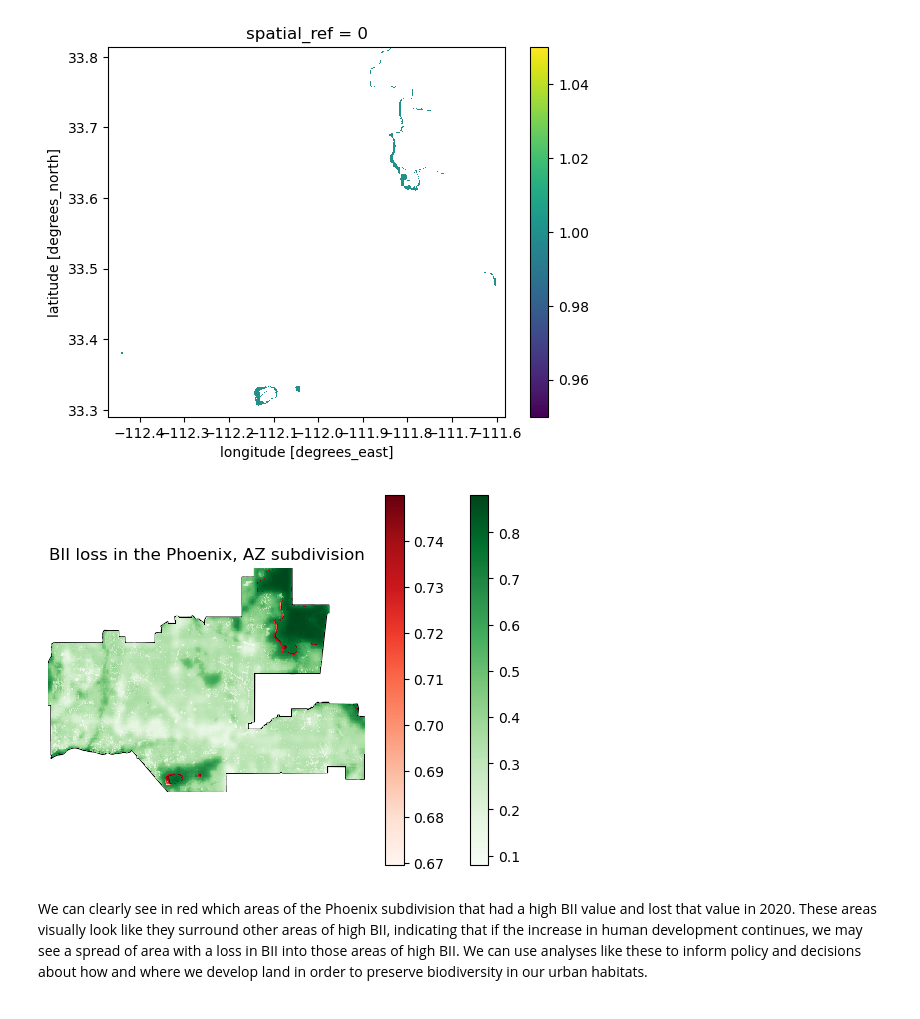
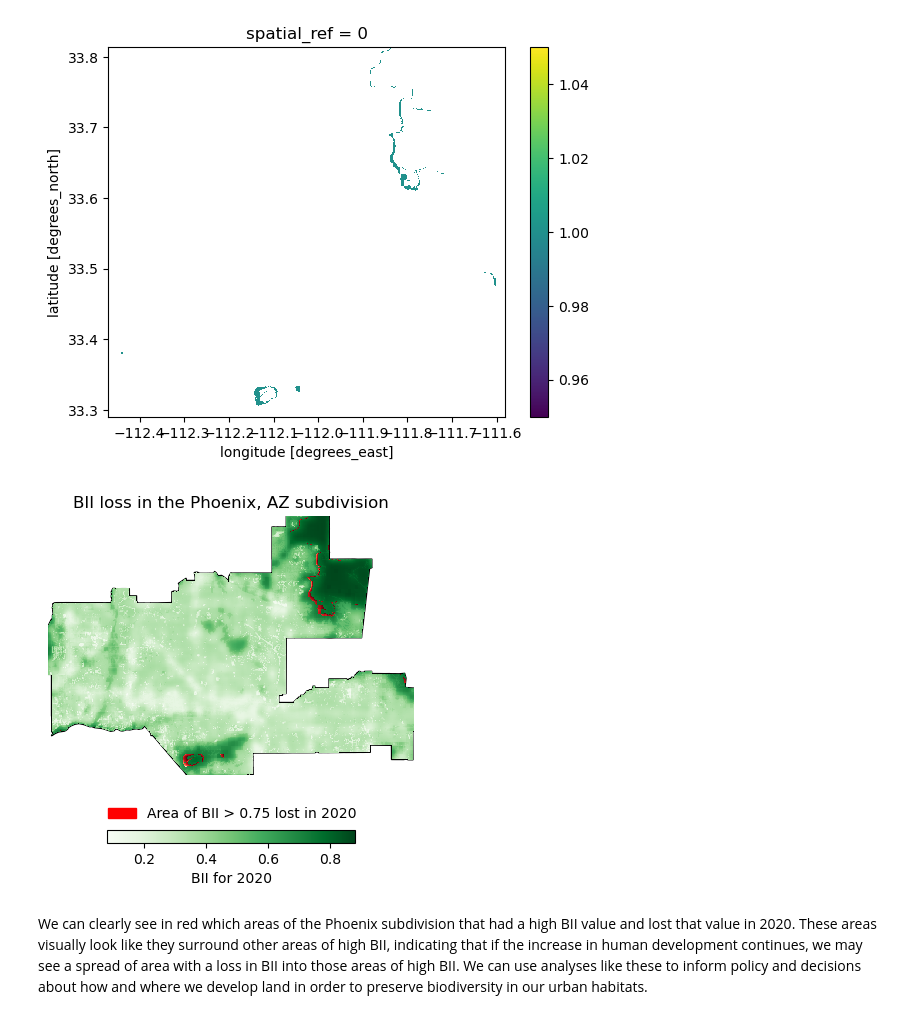
Before and after one commit to lsdixit/Biodiversity-Intactness-Index-Change, a Jupyter notebook: bii_change.ipynb, the cells around one changed output. Drawn from its saved outputs; the diff is of its cells as text; code cells hidden in the pictures.

```diff
--- a/bii_change.ipynb
+++ b/bii_change.ipynb
@@ -310,18 +311,23 @@ bii_modified.plot()
 # %%
 # Map areas of BII loss in 2020
 
 fig, ax = plt.subplots()
 ax.axis('off')
 
 phoenix.plot(ax=ax, facecolor='none', edgecolor="black")
-raster_2020_clip.plot(ax=ax, cmap="Greens")
-bii_lost.plot(ax=ax, cmap='Reds')
+raster_2020_clip.plot(ax=ax, cmap="Greens", cbar_kwargs={'orientation':'horizontal',
+                                                         'shrink':0.5,
+                                                         'label':'BII for 2020'})
+bii_lost.plot(ax=ax, cmap='Reds', add_colorbar=False)
+
+red_patch = mpatches.Patch(color='red', label='Area of BII > 0.75 lost in 2020')
+plt.legend(handles=[red_patch], loc=(0.15, -0.2), frameon=False)
 
 # Add title
 plt.title("BII loss in the Phoenix, AZ subdivision")
 
 plt.show()
 # %% [output]
-[figure, old version]
+[figure, new version]
 # %% [markdown]
 We can clearly see in red which areas of the Phoenix subdivision that had a high BII value and lost that value in 2020. These areas visually look like they surround other areas of high BII, indicating that if the increase in human development continues, we may see a spread of area with a loss in BII into those areas of high BII. We can use analyses like these to inform policy and decisions about how and where we develop land in order to preserve biodiversity in our urban habitats.
```
Also changed, not shown: parts of 1 cell of this notebook.
